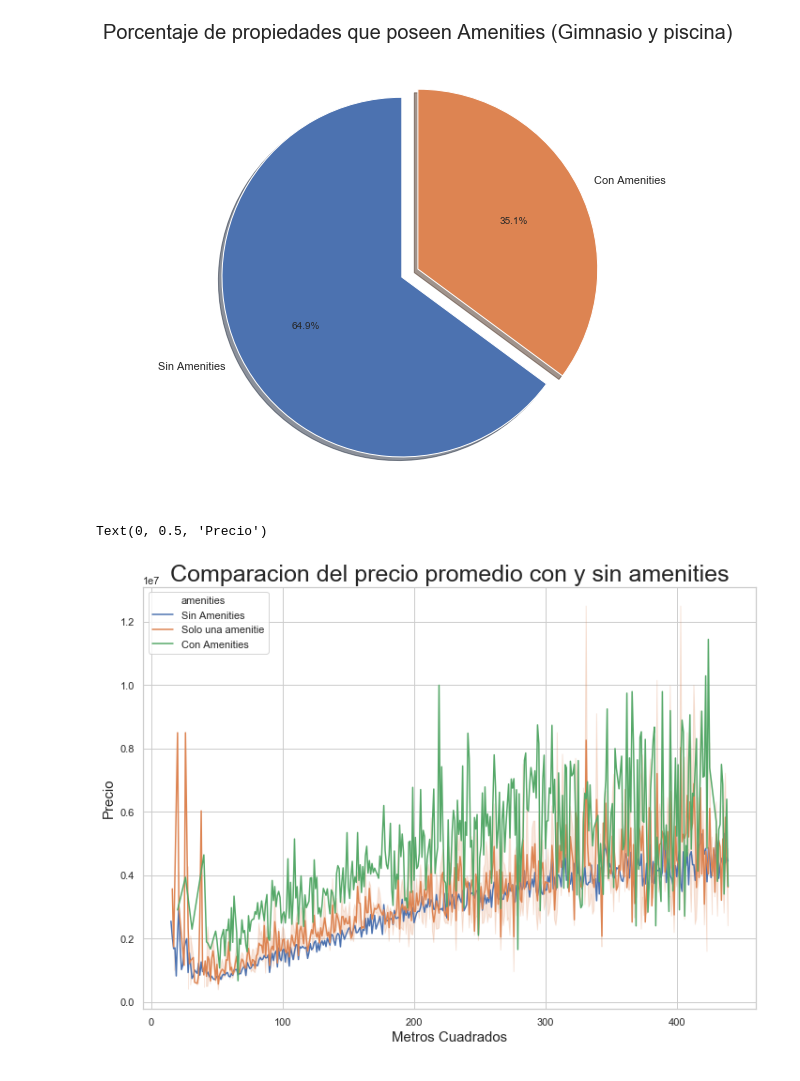
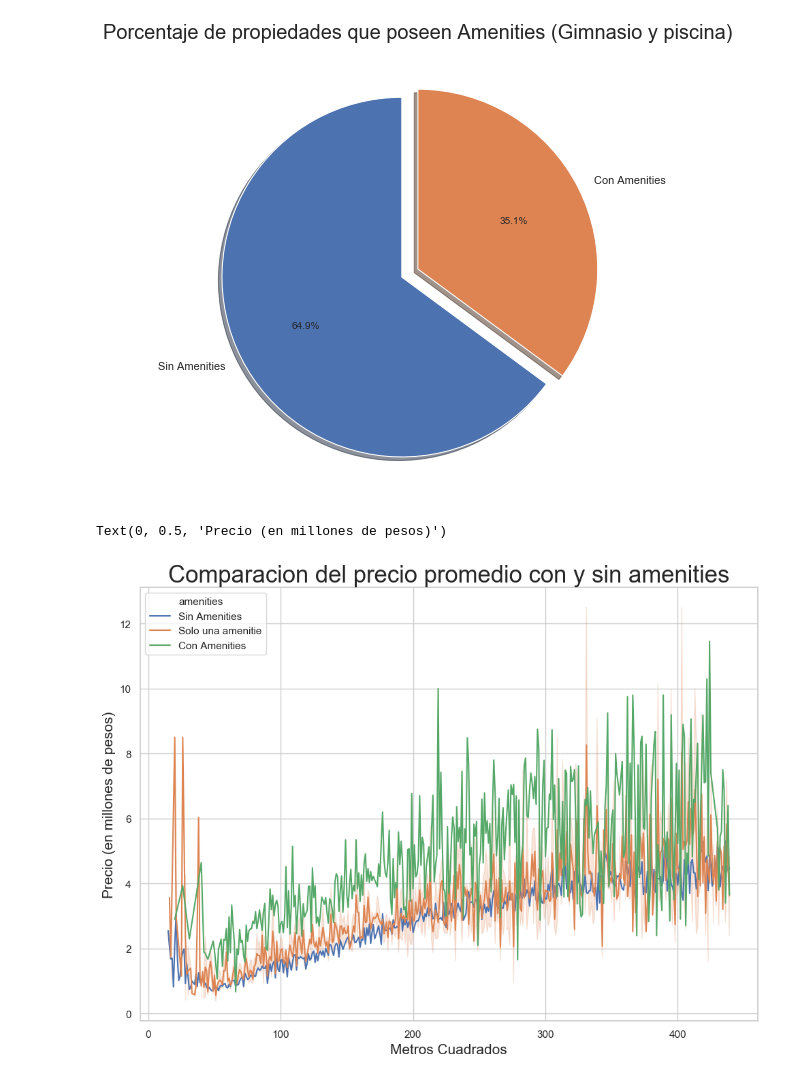
Before and after one commit to patopizzini/Organizacion_Datos_2C2019, a Jupyter notebook: TP1/TP1 Pato.ipynb, the cells around one changed output. Drawn from its saved outputs; the diff is of its cells as text; code cells hidden in the pictures.

```diff
--- a/TP1/TP1 Pato.ipynb
+++ b/TP1/TP1 Pato.ipynb
@@ -303,24 +307,27 @@ plt.show()
 # %%
 amenities_df = zonaprop.groupby(['metrostotales','gimnasio', 'piscina']).mean()[['precio']].reset_index()
 amenities_df['ambas'] = amenities_df['gimnasio'] + amenities_df['piscina']
 amenities_df['amenities'] = 'Sin Amenities'
 amenities_df.loc[amenities_df['ambas'] == 1,'amenities'] = 'Solo una amenitie'
 amenities_df.loc[amenities_df['ambas'] == 2,'amenities'] = 'Con Amenities'
+
+amenities_df['precio'] = amenities_df['precio']/1000000
+
 
 #Relacion metros cuadrados / precio promedio entre propiedades con y sin amenities
 
 # Tamaño para hojas A4.
 fig, ax = plt.subplots()
 fig.set_size_inches(11.7, 8.27)
 
 sns.lineplot(x="metrostotales", y="precio", data=amenities_df, hue="amenities", color='blue')
 ax = plt.gca()
 ax.set_title("Comparacion del precio promedio con y sin amenities", fontsize=25)
 ax.set_xlabel("Metros Cuadrados",fontsize=15)
-ax.set_ylabel("Precio", fontsize=15)
+ax.set_ylabel("Precio (en millones de pesos)", fontsize=15)
 # %% [output]
-Text(0, 0.5, 'Precio')
+Text(0, 0.5, 'Precio (en millones de pesos)')
-[figure, old version]
+[figure, new version]
 # %%
 zonaresidencial_df = zonaprop['provincia']
 zonaresidencial_df = zonaprop.loc[zonaprop['provincia'] == "Distrito Federal"]
```
Also changed, not shown: parts of 4 cells of this notebook.
